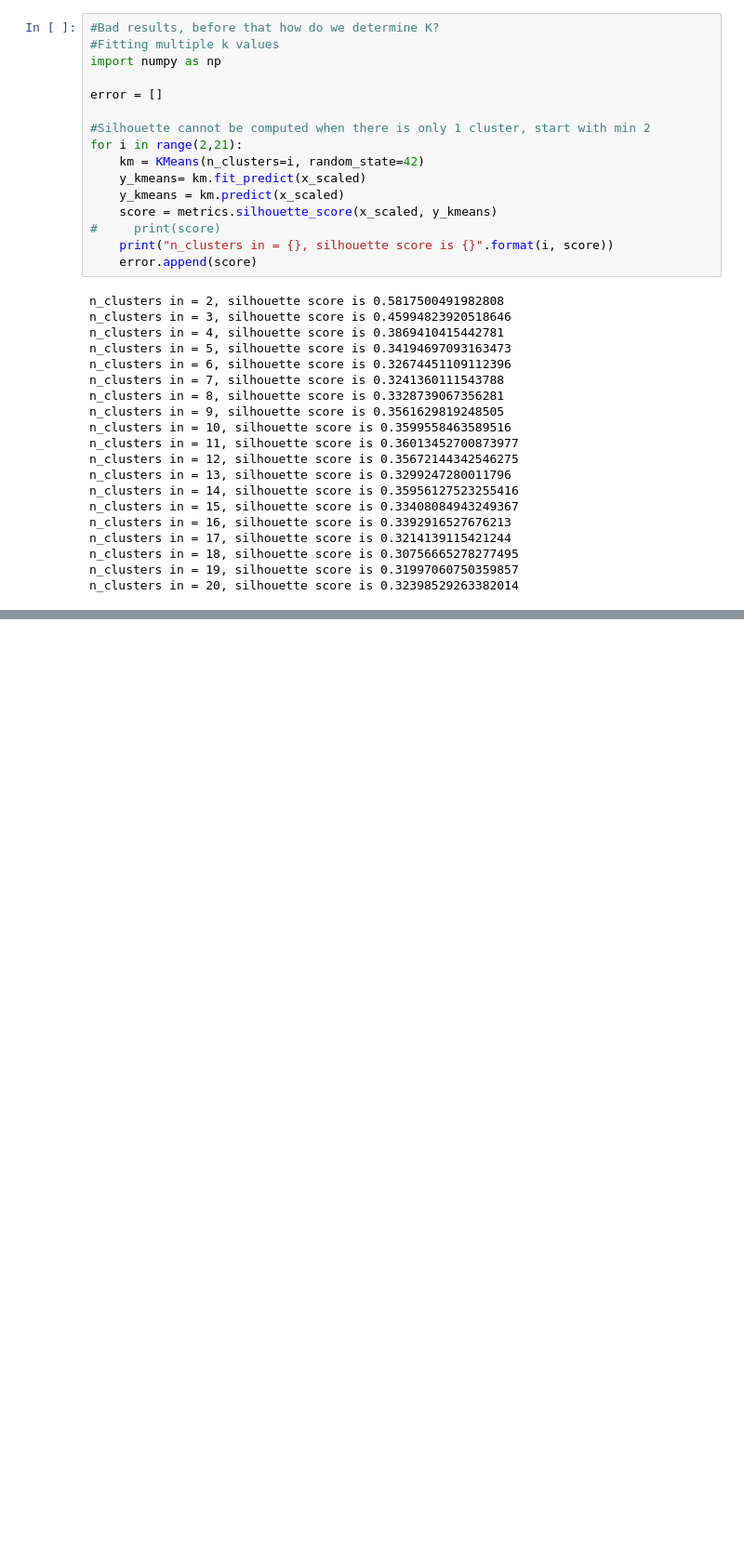
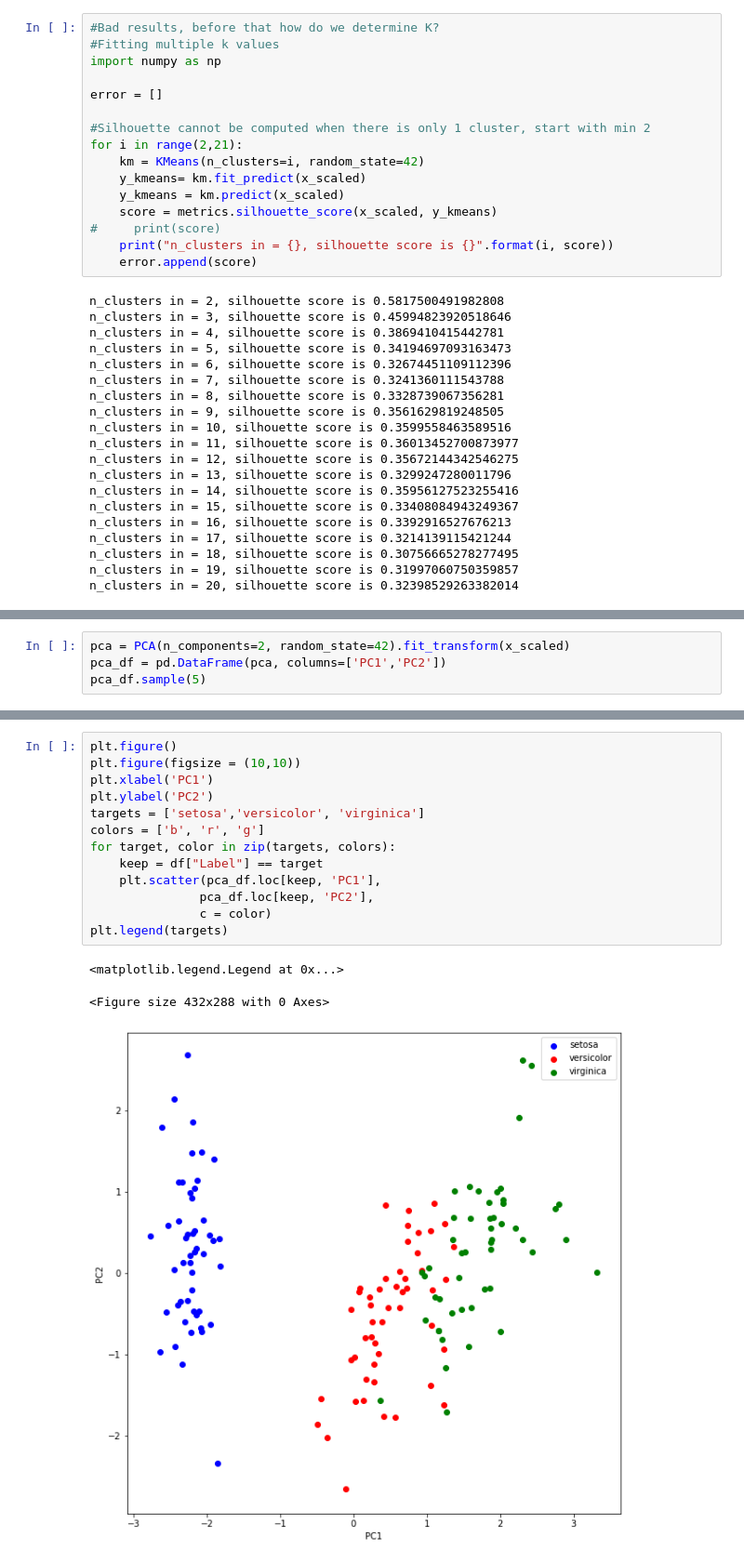
Before and after one commit to reality666/amateur-machine, a Jupyter notebook: Iris clustering.ipynb, the cells around one changed output, grey strips where cells are left out. Shown at 93% size. Saved outputs shown, nothing was run; the diff lists cells and outputs as text; blank space fills up the shorter version.

```diff
--- a/Iris clustering.ipynb
+++ b/Iris clustering.ipynb
@@ -236,0 +266,4 @@ n_clusters in = 20, silhouette score is 0.32398529263382014
+# %%
+pca = PCA(n_components=2, random_state=42).fit_transform(x_scaled)
+pca_df = pd.DataFrame(pca, columns=['PC1','PC2'])
+pca_df.sample(5)
@@ -237,2 +277,19 @@ n_clusters in = 20, silhouette score is 0.32398529263382014
+# %%
+plt.figure()
+plt.figure(figsize = (10,10))
+plt.xlabel('PC1')
+plt.ylabel('PC2')
+targets = ['setosa','versicolor', 'virginica']
+colors = ['b', 'r', 'g']
+for target, color in zip(targets, colors):
+    keep = df["Label"] == target
+    plt.scatter(pca_df.loc[keep, 'PC1'],
+               pca_df.loc[keep, 'PC2'],
+               c = color)
+plt.legend(targets)
+# %% [output]
+<matplotlib.legend.Legend at 0x...>
+<Figure size 432x288 with 0 Axes>
+[figure, added]
 # %%
 # %% [output]
```
Also changed, not shown: parts of 10 cells of this notebook.
